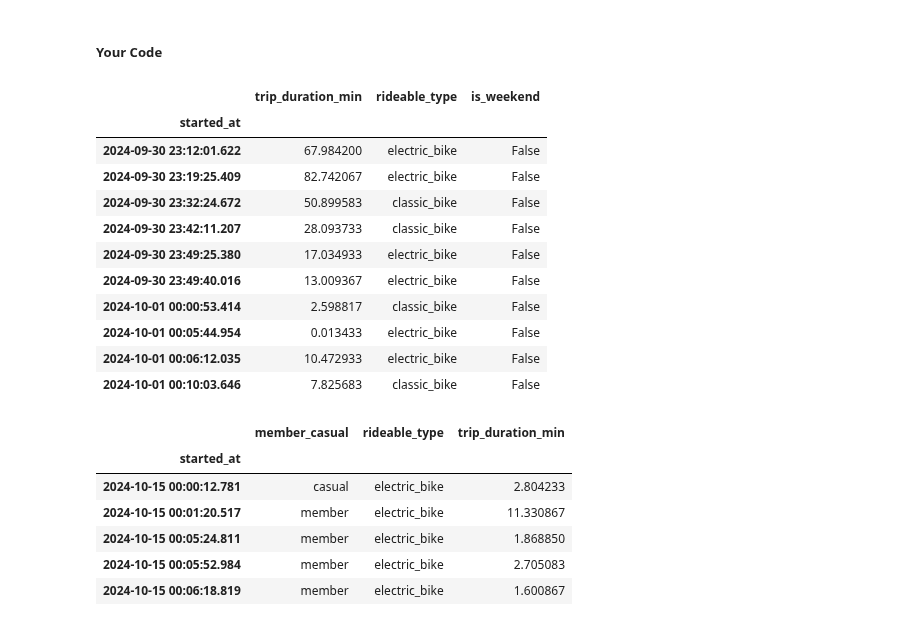
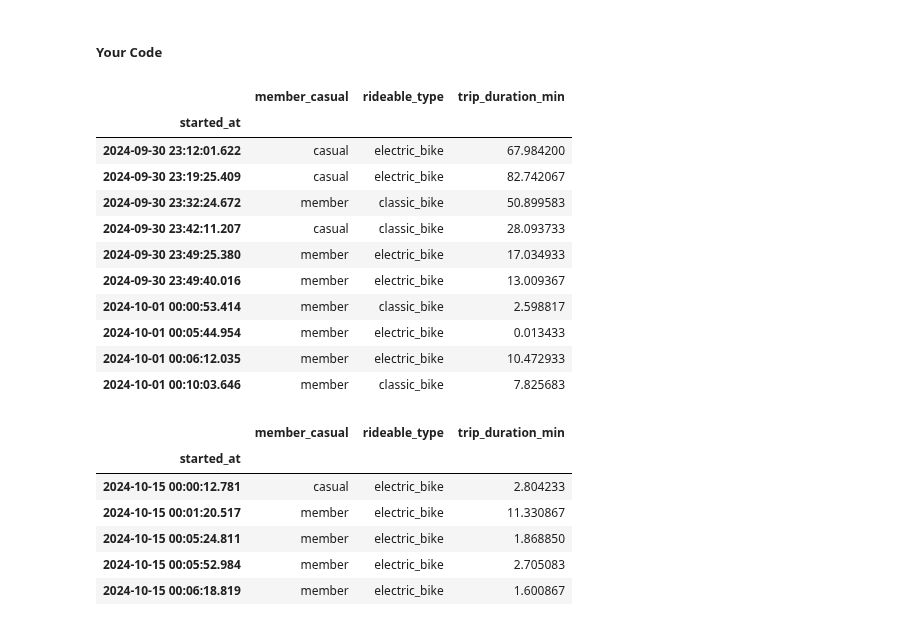
Before and after one commit to mattressdog/py4eda-work, a Jupyter notebook: homework/hw3b_MTR.ipynb, the cells around one changed output. Drawn from its saved outputs; the diff is of its cells as text; code cells hidden in the pictures.

```diff
--- a/homework/hw3b_MTR.ipynb
+++ b/homework/hw3b_MTR.ipynb
@@ -785,20 +786,20 @@ Note: When using `iloc[]`, remember it's position-based (0-indexed). When using
 # %% [markdown]
 ##### Your Code
 # %%
-rides.iloc[:10, [12, 1, 13]]
+rides.iloc[:10, [11, 1, 12]]#12 = trip_duration_min, 1 = rideable_type, and 11 = member_casual
 # %% [output]
-|  | trip_duration_min | rideable_type | is_weekend |
+|  | member_casual | rideable_type | trip_duration_min |
 | started_at |  |  |  |
-| 2024-09-30 23:12:01.622 | 67.984200 | electric_bike | False |
-| 2024-09-30 23:19:25.409 | 82.742067 | electric_bike | False |
-| 2024-09-30 23:32:24.672 | 50.899583 | classic_bike | False |
-| 2024-09-30 23:42:11.207 | 28.093733 | classic_bike | False |
-| 2024-09-30 23:49:25.380 | 17.034933 | electric_bike | False |
-| 2024-09-30 23:49:40.016 | 13.009367 | electric_bike | False |
-| 2024-10-01 00:00:53.414 | 2.598817 | classic_bike | False |
-| 2024-10-01 00:05:44.954 | 0.013433 | electric_bike | False |
-| 2024-10-01 00:06:12.035 | 10.472933 | electric_bike | False |
-| 2024-10-01 00:10:03.646 | 7.825683 | classic_bike | False |
+| 2024-09-30 23:12:01.622 | casual | electric_bike | 67.984200 |
+| 2024-09-30 23:19:25.409 | casual | electric_bike | 82.742067 |
+| 2024-09-30 23:32:24.672 | member | classic_bike | 50.899583 |
+| 2024-09-30 23:42:11.207 | casual | classic_bike | 28.093733 |
+| 2024-09-30 23:49:25.380 | member | electric_bike | 17.034933 |
+| 2024-09-30 23:49:40.016 | member | electric_bike | 13.009367 |
+| 2024-10-01 00:00:53.414 | member | classic_bike | 2.598817 |
+| 2024-10-01 00:05:44.954 | member | electric_bike | 0.013433 |
+| 2024-10-01 00:06:12.035 | member | electric_bike | 10.472933 |
+| 2024-10-01 00:10:03.646 | member | classic_bike | 7.825683 |
 # %%
 rides.loc[(rides.index > '2024-10-15') & (rides.index < '2024-10-17'), ["member_casual", "rideable_type", "trip_duration_min"]]
 # %% [output]
```
Also changed, not shown: parts of 11 cells of this notebook.
